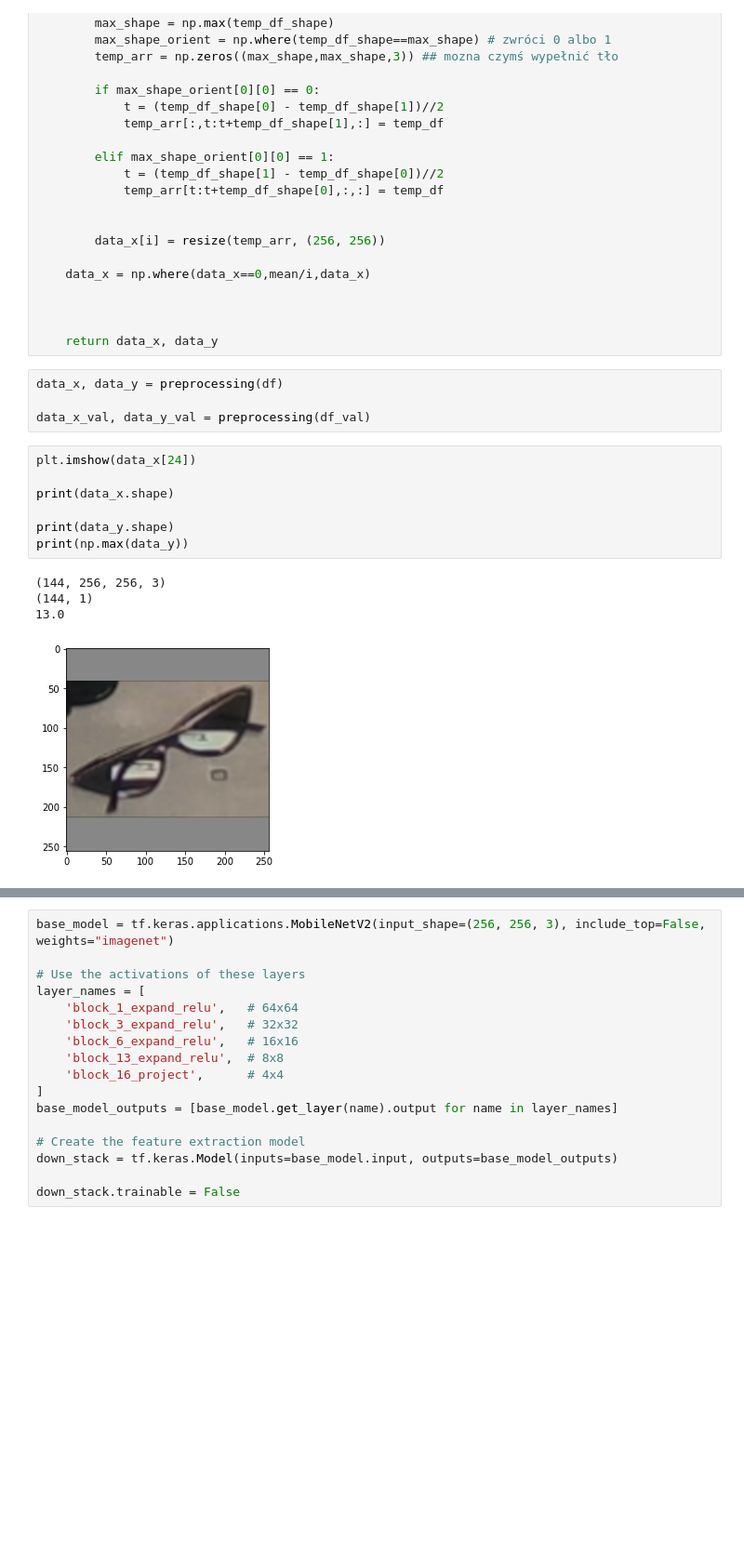
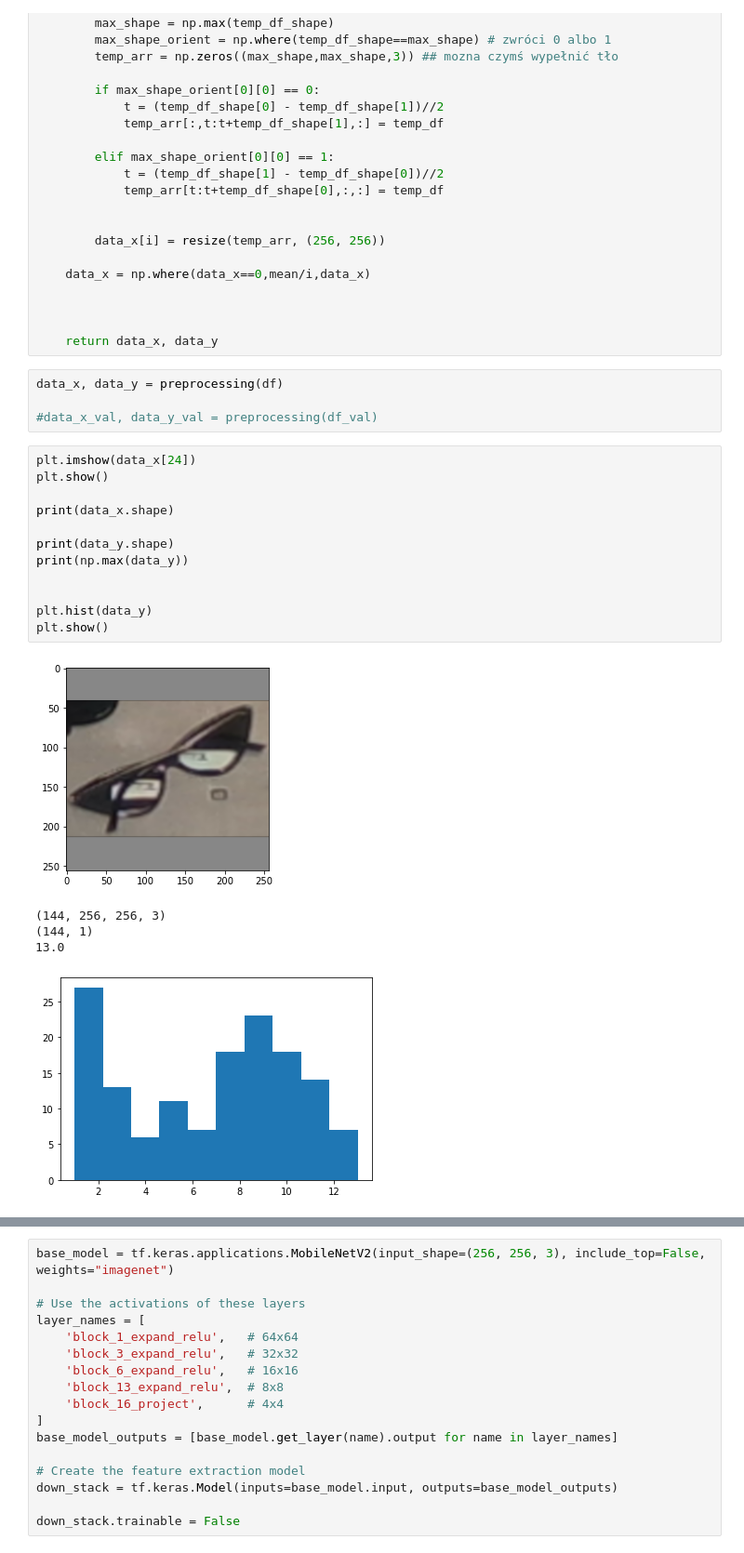
Before and after one commit to LLynd/KNUMxGolemMLHackaton2022, a Jupyter notebook: src/notebooks/Raff.ipynb, the cells around one changed output, grey strips where cells are left out. Shown at 93% size. Drawn from its saved outputs; the diff is of its cells as text; blank space fills up the shorter version.

```diff
--- a/src/notebooks/Raff.ipynb
+++ b/src/notebooks/Raff.ipynb
@@ -155,16 +151,22 @@ def preprocessing(df):
 # %%
 data_x, data_y = preprocessing(df)
 
-data_x_val, data_y_val = preprocessing(df_val)
+#data_x_val, data_y_val = preprocessing(df_val)
 # %%
 plt.imshow(data_x[24])
+plt.show()
 
 print(data_x.shape)
 
 print(data_y.shape)
 print(np.max(data_y))
+
+
+plt.hist(data_y)
+plt.show()
 # %% [output]
+[figure]
 (144, 256, 256, 3)
 (144, 1)
 13.0
-[figure]
+[figure, added]
```
Also changed, not shown: parts of 8 cells of this notebook.
